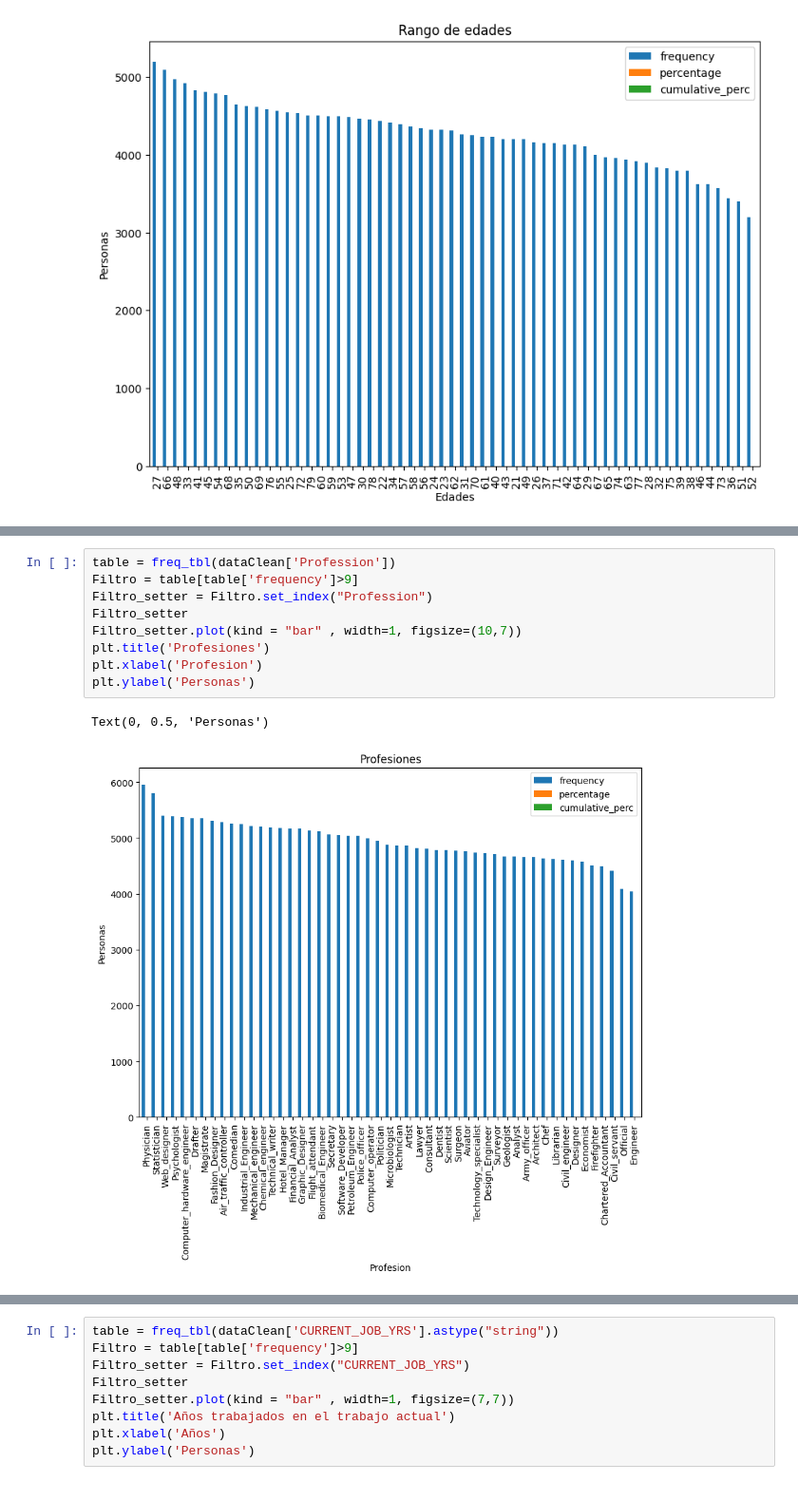
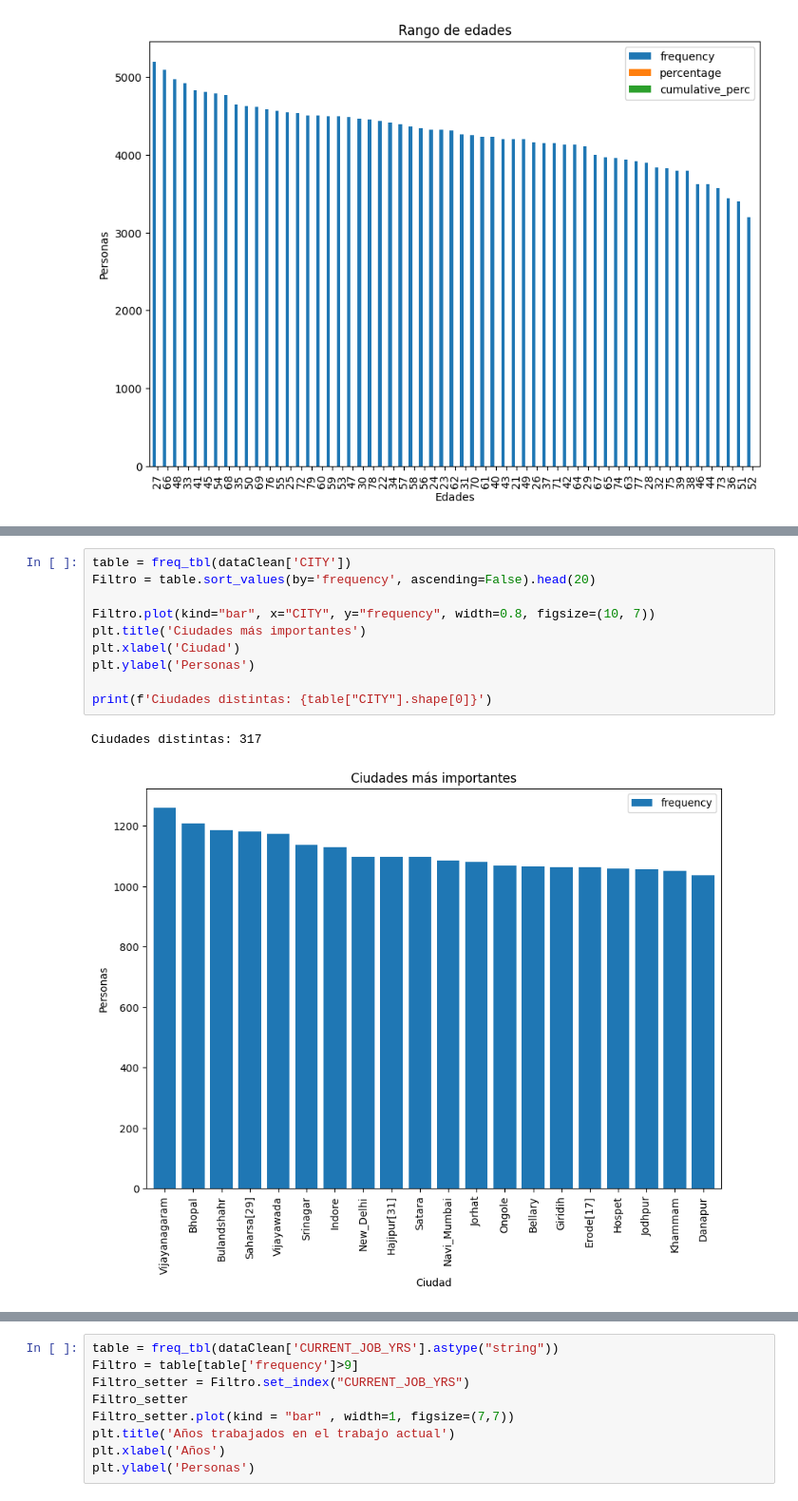
Before and after one commit to JIsraP/Actividad6_RegresionLinealMultipleyNoLineal, a Jupyter notebook: Act6.1.ipynb, the cells around one changed output, grey strips where cells are left out. Shown at 95% size. Drawn from its saved outputs; the diff is of its cells as text.

```diff
--- a/Act6.1.ipynb
+++ b/Act6.1.ipynb
@@ -318,12 +339,13 @@ Filtro_setter["frequency"].plot(kind="pie", figsize=(10,5), shadow=True, autopct
 # %%
-table = freq_tbl(dataClean['Profession'])
-Filtro = table[table['frequency']>9]
-Filtro_setter = Filtro.set_index("Profession")
-Filtro_setter
-Filtro_setter.plot(kind = "bar" , width=1, figsize=(10,7))
-plt.title('Profesiones')
-plt.xlabel('Profesion')
+table = freq_tbl(dataClean['CITY'])
+Filtro = table.sort_values(by='frequency', ascending=False).head(20)
+
+Filtro.plot(kind="bar", x="CITY", y="frequency", width=0.8, figsize=(10, 7))
+plt.title('Ciudades más importantes')
+plt.xlabel('Ciudad')
 plt.ylabel('Personas')
+
+print(f'Ciudades distintas: {table["CITY"].shape[0]}')
 # %% [output]
-Text(0, 0.5, 'Personas')
+Ciudades distintas: 317
-[figure, old version]
+[figure, new version]
```
Also changed, not shown: parts of 26 cells of this notebook.
